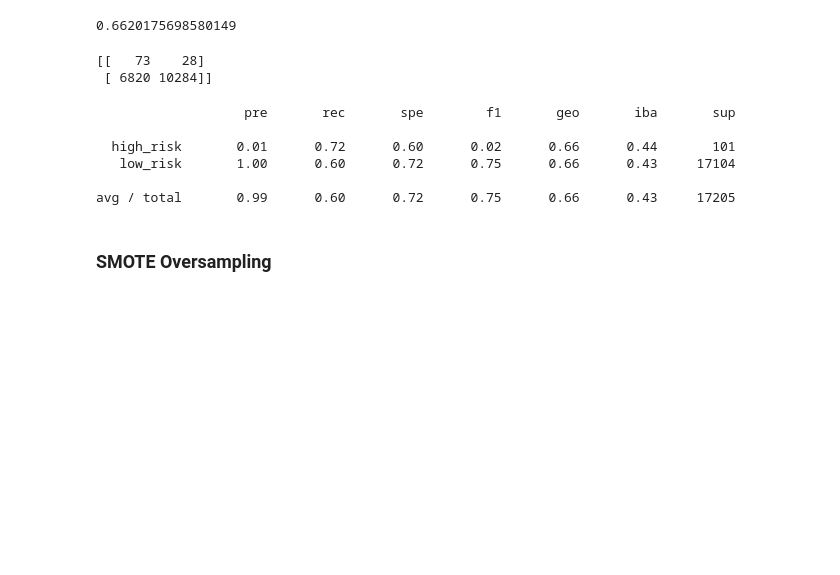
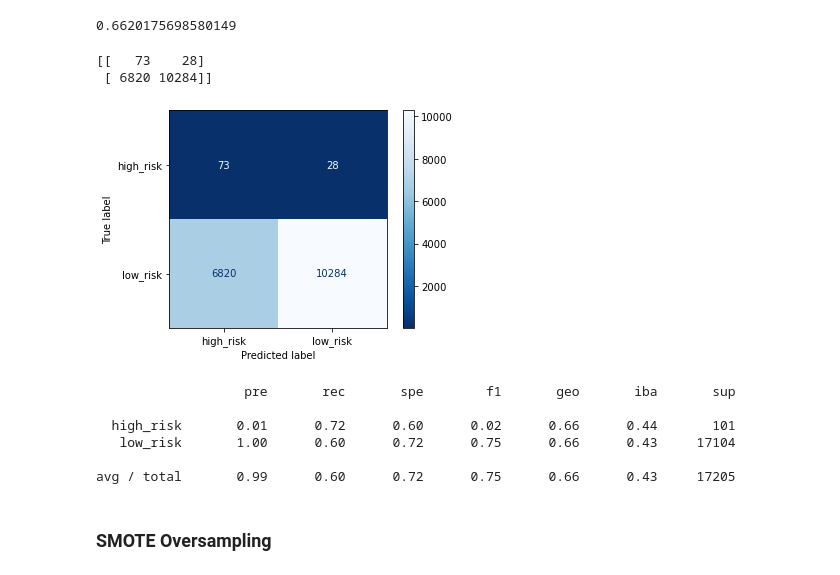
Before and after one commit to umakiyer/Credit_Risk_Analysis, a Jupyter notebook: credit_risk_resampling.ipynb, the cells around one changed output. Saved outputs shown, nothing was run; the diff lists cells and outputs as text; code cells hidden in the pictures; blank space fills up the shorter version.

```diff
--- a/credit_risk_resampling.ipynb
+++ b/credit_risk_resampling.ipynb
@@ -170,6 +170,10 @@ print(cm)
 # %% [output]
 [[   73    28]
  [ 6820 10284]]
+# %%
+disp=plot_confusion_matrix(model, X_test,y_test,cmap='Blues_r',values_format='d')
+# %% [output]
+[figure, added]
 # %%
 # Print the imbalanced classification report
 
```
Also changed, not shown: parts of 3 cells of this notebook, 1 other file.
